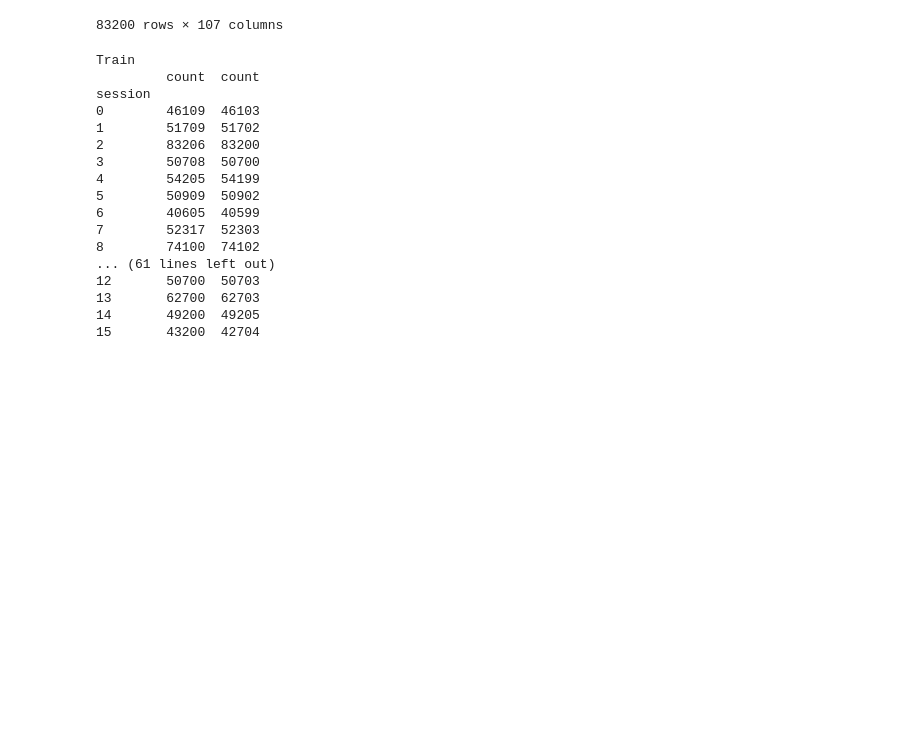
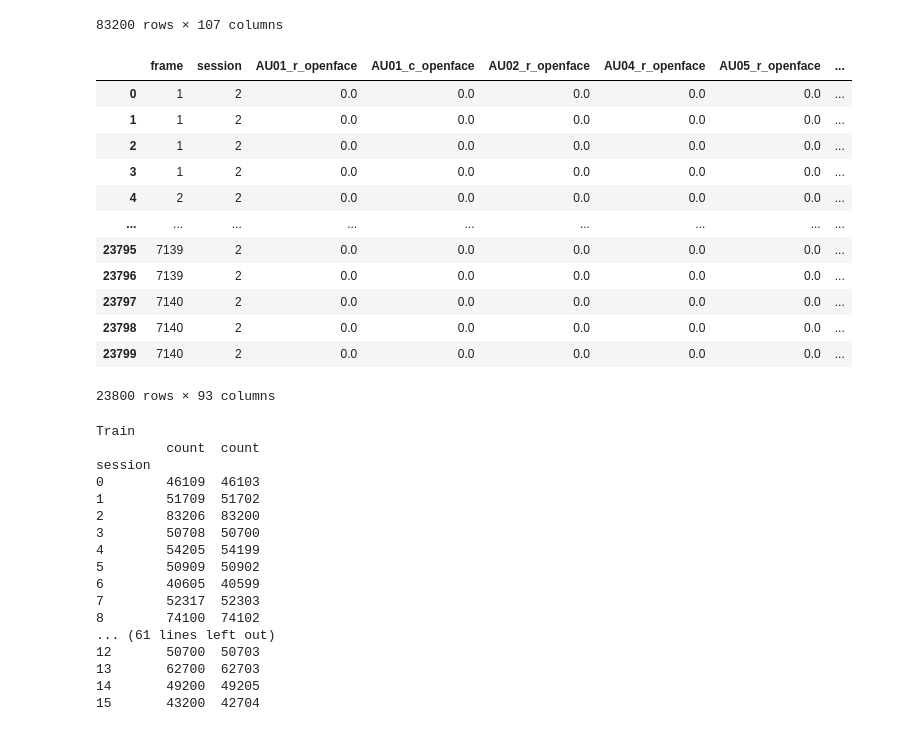
Before and after one commit to lwachowiak/HRI-Error-Detection-STAI, a Jupyter notebook: code/testing.ipynb, the cells around one changed output. Drawn from its saved outputs; the diff is of its cells as text; code cells hidden in the pictures; blank space fills up the shorter version.

```diff
--- a/code/testing.ipynb
+++ b/code/testing.ipynb
@@ -217,6 +245,23 @@ tr[tr["session"]==2]
 | 83198 | 24961 | 2 | 0.0 | 0.0 | 0.0 | 0.0 | 0.0 | ... |
 | 83199 | 24962 | 2 | 0.0 | 0.0 | 0.0 | 0.0 | 0.0 | ... |
 83200 rows × 107 columns
+# %%
+tr = data_hri.train_X
+tr[tr["session"]==2][:23800]
+# %% [output]
+|  | frame | session | AU01_r_openface | AU01_c_openface | AU02_r_openface | AU04_r_openface | AU05_r_openface | ... |
+| 0 | 1 | 2 | 0.0 | 0.0 | 0.0 | 0.0 | 0.0 | ... |
+| 1 | 1 | 2 | 0.0 | 0.0 | 0.0 | 0.0 | 0.0 | ... |
+| 2 | 1 | 2 | 0.0 | 0.0 | 0.0 | 0.0 | 0.0 | ... |
+| 3 | 1 | 2 | 0.0 | 0.0 | 0.0 | 0.0 | 0.0 | ... |
+| 4 | 2 | 2 | 0.0 | 0.0 | 0.0 | 0.0 | 0.0 | ... |
+| ... | ... | ... | ... | ... | ... | ... | ... | ... |
+| 23795 | 7139 | 2 | 0.0 | 0.0 | 0.0 | 0.0 | 0.0 | ... |
+| 23796 | 7139 | 2 | 0.0 | 0.0 | 0.0 | 0.0 | 0.0 | ... |
+| 23797 | 7140 | 2 | 0.0 | 0.0 | 0.0 | 0.0 | 0.0 | ... |
+| 23798 | 7140 | 2 | 0.0 | 0.0 | 0.0 | 0.0 | 0.0 | ... |
+| 23799 | 7140 | 2 | 0.0 | 0.0 | 0.0 | 0.0 | 0.0 | ... |
+23800 rows × 93 columns
 # %%
 # print lenght of each each session in the dataset (per dataframe)
 
```
Also changed, not shown: parts of 4 cells of this notebook, 1 other file.
